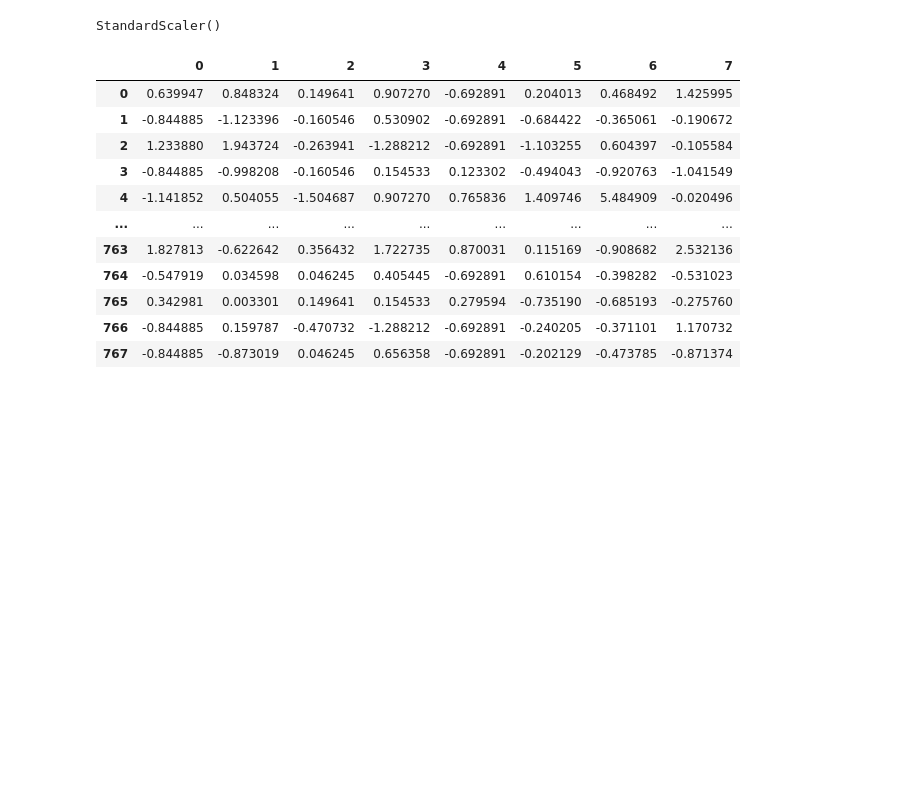
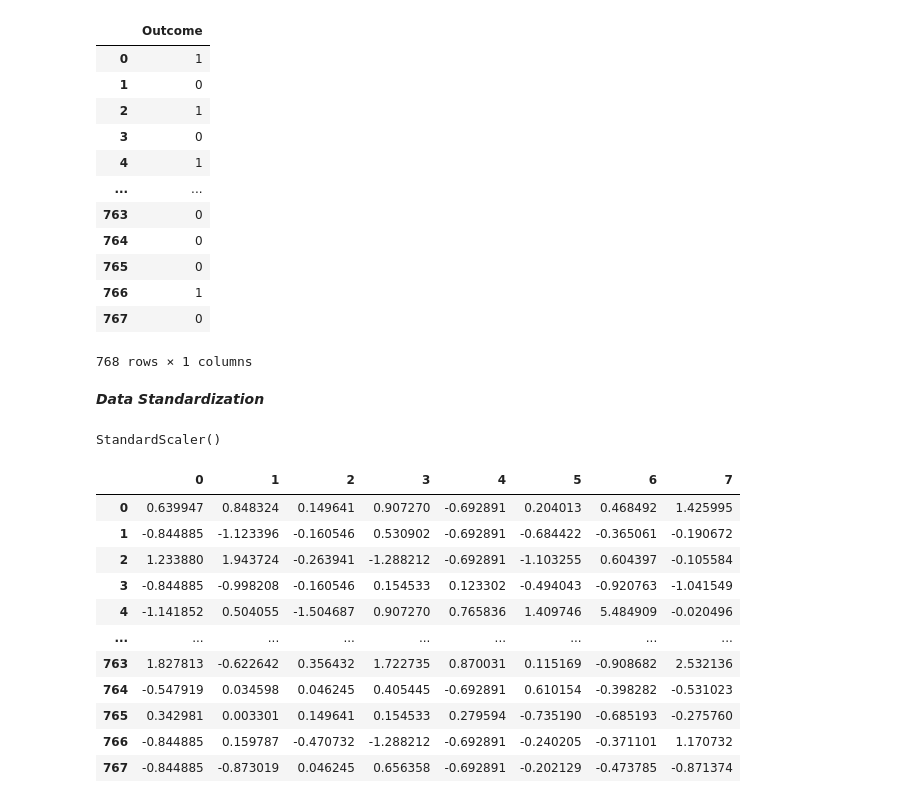
Before and after one commit to mogulcoder26/diabetes-prediction-model, a Jupyter notebook: Diabetes_prediction.ipynb, the cells around one changed output. Drawn from its saved outputs; the diff is of its cells as text; code cells hidden in the pictures; blank space fills up the shorter version.

```diff
--- a/Diabetes_prediction.ipynb
+++ b/Diabetes_prediction.ipynb
@@ -42,3 +79,21 @@ Y=diabetes_dataset[['Outcome']]
+# %%
+Y
+# %% [output]
+|  | Outcome |
+| 0 | 1 |
+| 1 | 0 |
+| 2 | 1 |
+| 3 | 0 |
+| 4 | 1 |
+| ... | ... |
+| 763 | 0 |
+| 764 | 0 |
+| 765 | 0 |
+| 766 | 1 |
+| 767 | 0 |
+768 rows × 1 columns
+# %% [markdown]
+***Data Standardization***
 # %%
 from sklearn.preprocessing import StandardScaler
 # %%
```
Also changed, not shown: parts of 40 cells of this notebook.
